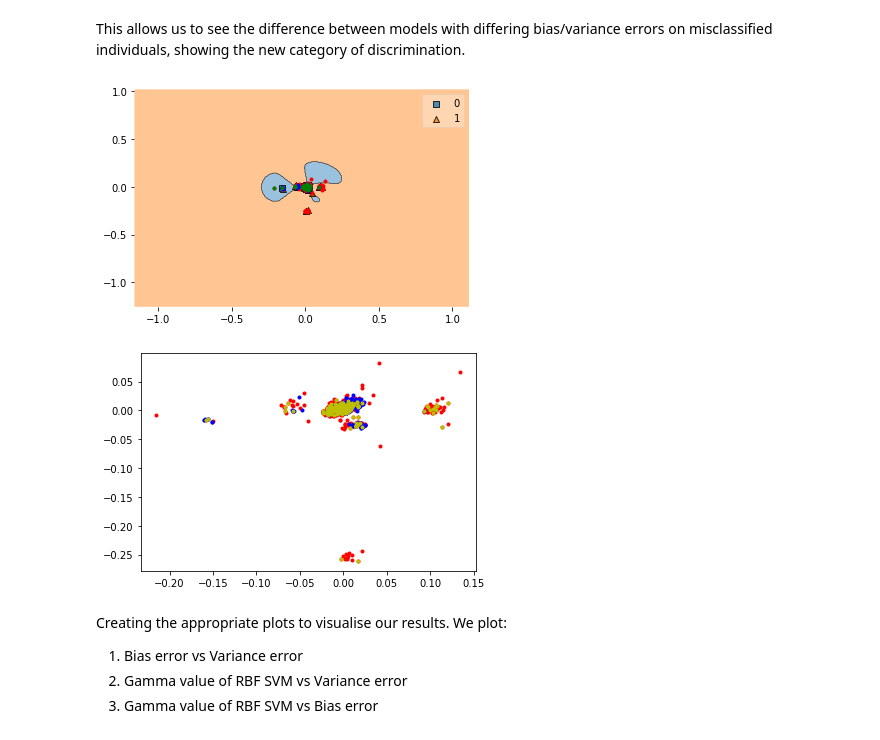
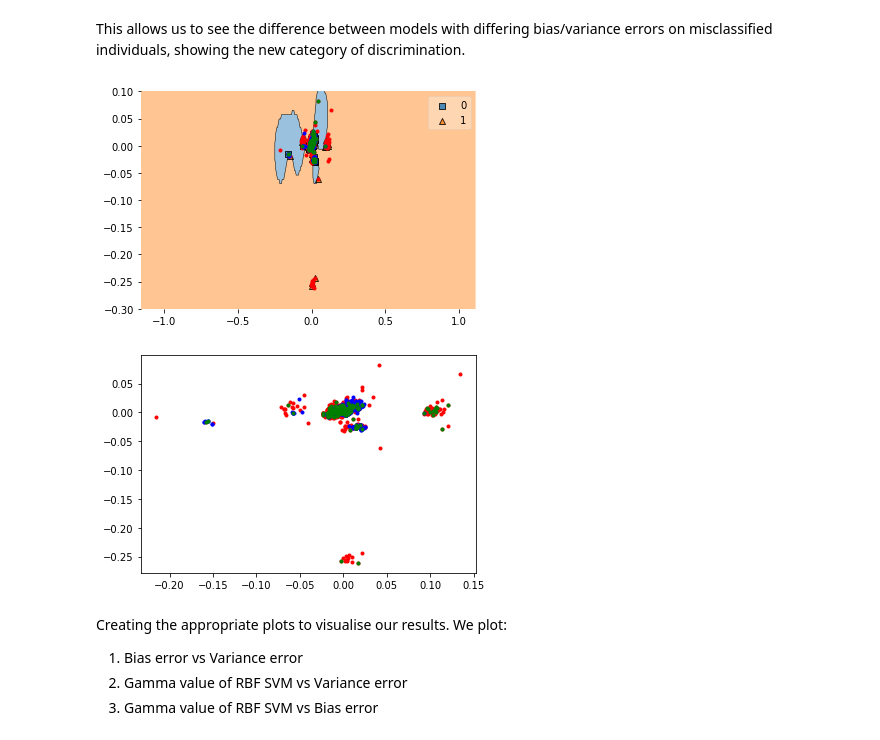
Before and after one commit to clairecoffey/project, a Jupyter notebook: claire_project.ipynb, the cells around one changed output. Cells and saved outputs as stored; diff of their text form; code cells hidden in the pictures.

```diff
--- a/claire_project.ipynb
+++ b/claire_project.ipynb
@@ -231,8 +232,8 @@ classifiers = []
 degrees = []
 
 if vary_gamma:
-  gammas = [100]
-  # gammas = [100, 250, 500, 750, 1000, 2500, 5000, 7500, 10000, 25000, 50000, 75000, 100000, 250000, 500000, 750000, 1000000, 2500000, 5000000, 7500000, 10000000]
+  # gammas = [100]
+  gammas = [100, 250, 500, 750, 1000, 2500, 5000, 7500, 10000, 25000, 50000, 75000, 100000, 250000, 500000, 750000, 1000000, 2500000, 5000000, 7500000, 10000000]
   cs=[1000]
   # cs = [0.1, 1, 10, 100, 1000, 10000, 100000]
   # gammas = [0.001]
@@ -619,21 +617,25 @@ Plot the misclassified individuals on top of the true labelled data
 # %% [markdown]
 This allows us to see the difference between models with differing bias/variance errors on misclassified individuals, showing the new category of discrimination.
 # %%
-classifier_num = 0
+classifier_num = 1
 # %%
 from mlxtend.plotting import plot_decision_regions
 
+
+fig, axes = plt.subplots()
 plt.plot(u[positive_labels,dim1], u[positive_labels,dim2], 'r.')
 plt.plot(u[negative_labels,dim1], u[negative_labels,dim2], 'b.')
 plt.plot(misclassified_list[classifier_num]['dim12'], misclassified_list[classifier_num]['dim13'], 'g.')
-plot_decision_regions(X=training_data.values, y=np.ravel(training_labels.values), clf=classifiers[classifier_num])
+axes.set_ylim([-0.3,0.1])
+axes.set_xlim([-0.5,0.5])
+plot_decision_regions(X=training_data.values, y=np.ravel(training_labels.values), clf=classifiers[classifier_num], ax=axes)
 plt.show()
 
 if(equalised_odds):
   plt.plot(u[positive_labels,dim1], u[positive_labels,dim2], 'r.')
   plt.plot(u[negative_labels,dim1], u[negative_labels,dim2], 'b.')
-  plt.plot(misclassified_list_eq[classifier_num]['dim12'], misclassified_list_eq[classifier_num]['dim13'], 'y.')
+  plt.plot(misclassified_list_eq[classifier_num]['dim12'], misclassified_list_eq[classifier_num]['dim13'], 'g.')
   plt.show()
 # %% [output]
-[figure, old version]
+[figure, new version]
-[figure, old version]
+[figure, new version]
```
Also changed, not shown: parts of 4 cells of this notebook.
